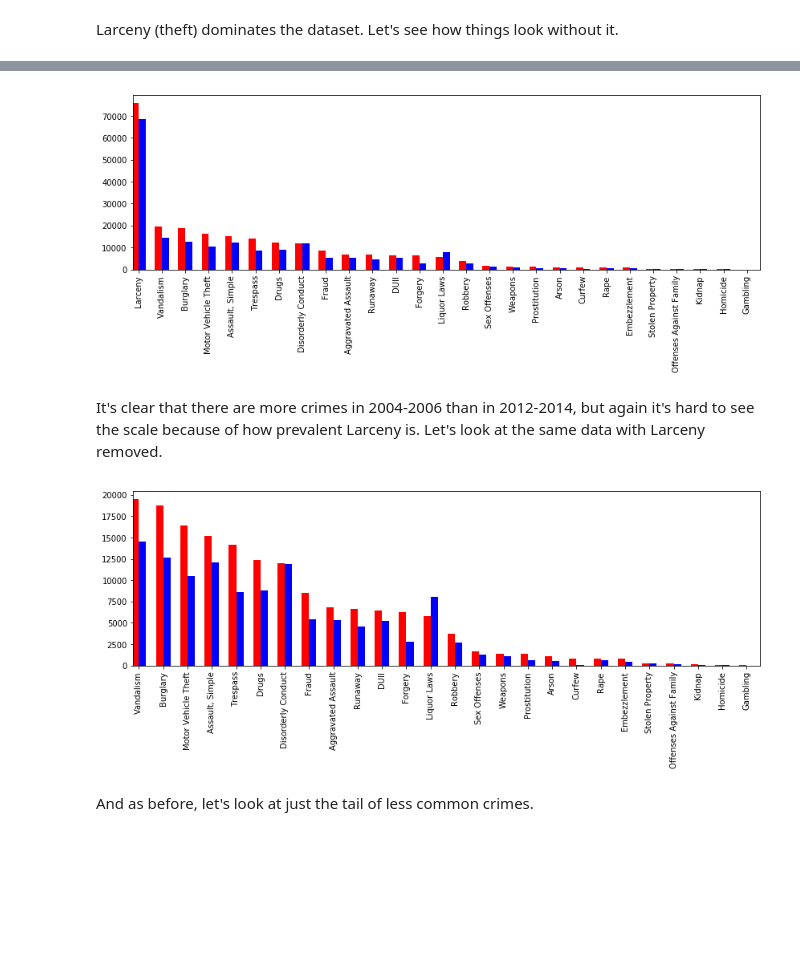
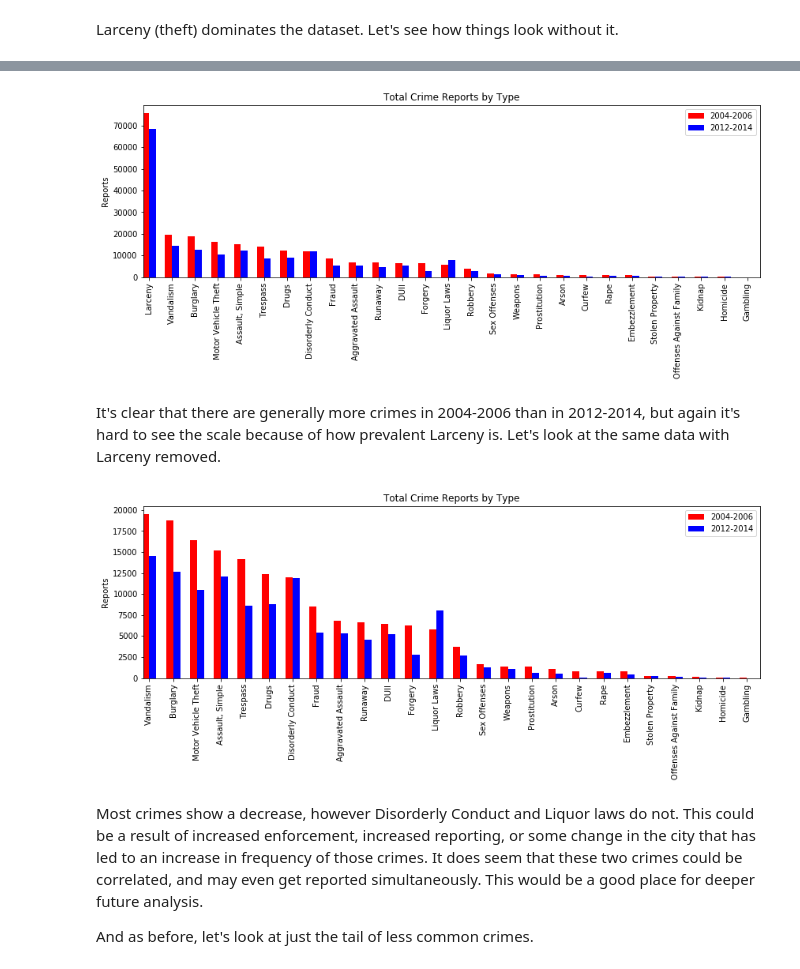
Before and after one commit to maxcalabro/Portland-Crime-Data, a Jupyter notebook: Portland Crime Data.ipynb, the cells around one changed output, grey strips where cells are left out. Cells and saved outputs as stored; diff of their text form; code cells hidden in the pictures; blank space fills up the shorter version.

```diff
--- a/Portland Crime Data.ipynb
+++ b/Portland Crime Data.ipynb
@@ -134,23 +303,0 @@ plt.show()
-# %%
-plt.figure(figsize=(10,10))
-year = 2014 # Enter desired year
-crime_type = 'Homicide' # Enter crime type
-
-plt.scatter(
-    df[df['Year']==year]['X Coordinate'],
-    df[df['Year']==year]['Y Coordinate'],
-    s=.05,
-    c='b')
-plt.scatter(
-    df[(df['Year']==year) & (df['Major Offense Type']==crime_type)]['X Coordinate'],
-    df[(df['Year']==year) & (df['Major Offense Type']==crime_type)]['Y Coordinate'],
-    s=60,
-    c='r',
-    marker='x'
-    )
-plt.xlim(7620000, 7700000)
-plt.ylim(650000, 730000)
-plt.title('{} Crime, with {}s in Red'.format(year, crime_type))
-
-plt.tight_layout()
-plt.show()
@@ -171,27 +343,31 @@ crime_sorted = crime_counts.sort_values(2005, ascending=False) # Sorting by the
 # %%
 fig, ax = plt.subplots(figsize=(14,4))
 width = .3
 
 (crime_sorted[2004]+crime_sorted[2005]+crime_sorted[2006]).plot(
     kind='bar',
     position=1,
     color='red',
-    width=width
+    width=width,
+    label='2004-2006'
     )
 
 (crime_sorted[2012]+crime_sorted[2013]+crime_sorted[2014]).plot(
     kind='bar',
     position=0,
     color='blue',
-    width=width
+    width=width,
+    label='2012-2014'
     )
 
-
+plt.legend()
+plt.ylabel('Reports')
+plt.title('Total Crime Reports by Type')
 plt.show()
 # %% [output]
-[figure, old version]
+[figure, new version]
 # %% [markdown]
-It's clear that there are more crimes in 2004-2006 than in 2012-2014, but again it's hard to see the scale because of how prevalent Larceny is. Let's look at the same data with Larceny removed.
+It's clear that there are generally more crimes in 2004-2006 than in 2012-2014, but again it's hard to see the scale because of how prevalent Larceny is. Let's look at the same data with Larceny removed.
 # %%
 fig, ax = plt.subplots(figsize=(14,4))
 width = .3
@@ -200,19 +376,26 @@ width = .3
     kind='bar',
     position=1,
     color='red',
-    width=width
+    width=width,
+    label='2004-2006'
     )
 
 (crime_sorted[2012]+crime_sorted[2013]+crime_sorted[2014])[1:].plot(
     kind='bar',
     position=0,
     color='blue',
-    width=width
+    width=width,
+    label='2012-2014'
     )
 
+plt.legend()
+plt.ylabel('Reports')
+plt.title('Total Crime Reports by Type')
 plt.show()
 # %% [output]
-[figure, old version]
+[figure, new version]
-# %% [markdown]
-And as before, let's look at just the tail of less common crimes.
+# %% [markdown]
+Most crimes show a decrease, however Disorderly Conduct and Liquor laws do not. This could be a result of increased enforcement, increased reporting, or some change in the city that has led to an increase in frequency of those crimes. It does seem that these two crimes could be correlated, and may even get reported simultaneously. This would be a good place for deeper future analysis.
+
+And as before, let's look at just the tail of less common crimes.
 # %%
```
Also changed, not shown: parts of 69 cells of this notebook.
